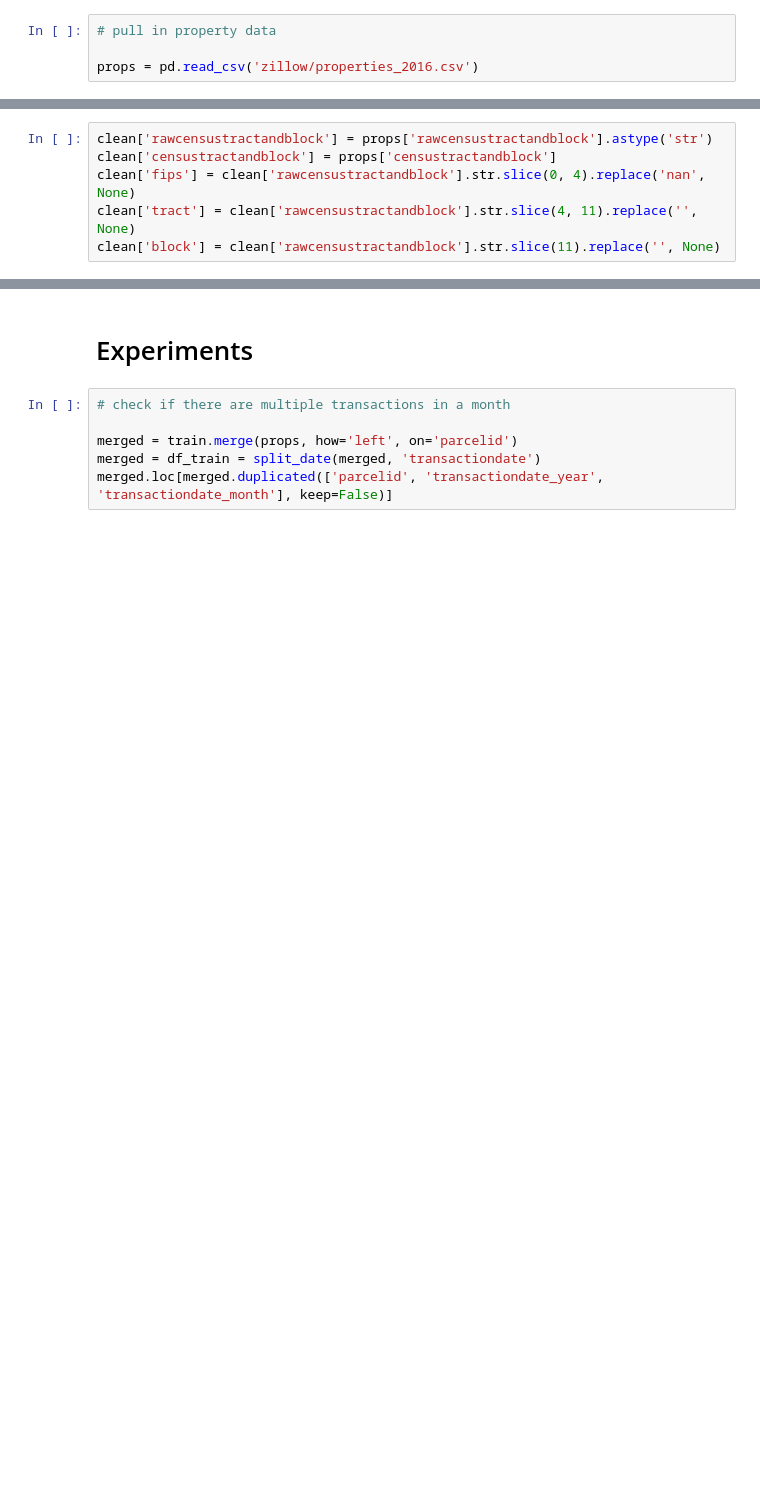
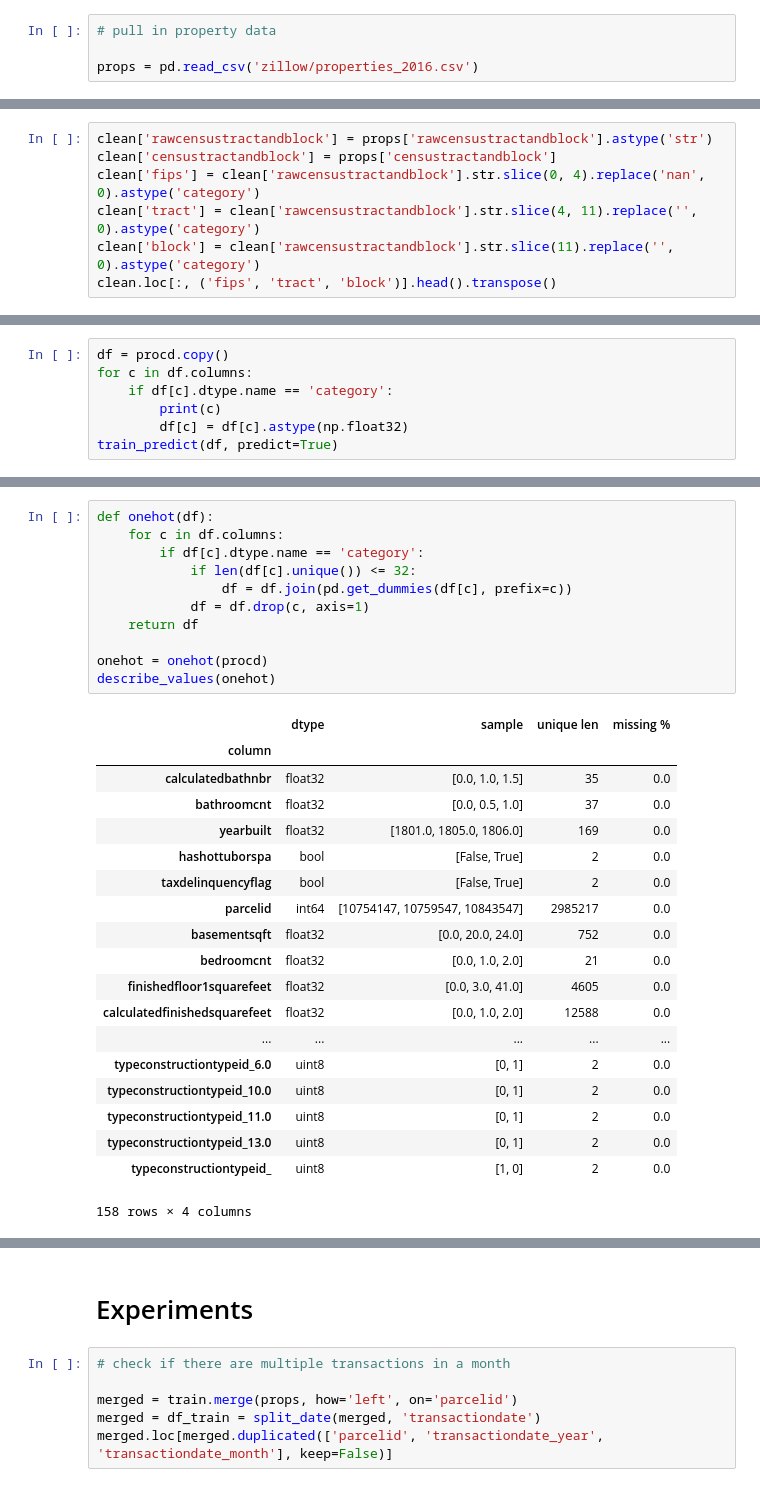
Before and after one commit to ibratface/dl_projects, a Jupyter notebook: zillow.ipynb, the cells around one changed output, grey strips where cells are left out. Drawn from its saved outputs; the diff is of its cells as text; blank space fills up the shorter version.

```diff
--- a/zillow.ipynb
+++ b/zillow.ipynb
@@ -244,6 +299,7 @@ props.loc[props.rawcensustractandblock.isnull() & ~props.censustractandblock.isn
 # %%
 clean['rawcensustractandblock'] = props['rawcensustractandblock'].astype('str')
 clean['censustractandblock'] = props['censustractandblock']
-clean['fips'] = clean['rawcensustractandblock'].str.slice(0, 4).replace('nan', None)
-clean['tract'] = clean['rawcensustractandblock'].str.slice(4, 11).replace('', None)
-clean['block'] = clean['rawcensustractandblock'].str.slice(11).replace('', None)
+clean['fips'] = clean['rawcensustractandblock'].str.slice(0, 4).replace('nan', 0).astype('category')
+clean['tract'] = clean['rawcensustractandblock'].str.slice(4, 11).replace('', 0).astype('category')
+clean['block'] = clean['rawcensustractandblock'].str.slice(11).replace('', 0).astype('category')
+clean.loc[:, ('fips', 'tract', 'block')].head().transpose()
@@ -377,0 +452,7 @@ array([ 2016.,  1948.,  1947.,  1943.,  1946.,  1978.,  1958.,  1949.,
+# %%
+df = procd.copy()
+for c in df.columns:
+    if df[c].dtype.name == 'category':
+        print(c)
+        df[c] = df[c].astype(np.float32)
+train_predict(df, predict=True)
@@ -378,3 +489,34 @@ array([ 2016.,  1948.,  1947.,  1943.,  1946.,  1978.,  1958.,  1949.,
+# %%
+def onehot(df):
+    for c in df.columns:
+        if df[c].dtype.name == 'category':
+            if len(df[c].unique()) <= 32:
+                df = df.join(pd.get_dummies(df[c], prefix=c))
+            df = df.drop(c, axis=1)
+    return df
+
+onehot = onehot(procd)
+describe_values(onehot)
+# %% [output]
+|  | dtype | sample | unique len | missing % |
+| column |  |  |  |  |
+| calculatedbathnbr | float32 | [0.0, 1.0, 1.5] | 35 | 0.0 |
+| bathroomcnt | float32 | [0.0, 0.5, 1.0] | 37 | 0.0 |
+| yearbuilt | float32 | [1801.0, 1805.0, 1806.0] | 169 | 0.0 |
+| hashottuborspa | bool | [False, True] | 2 | 0.0 |
+| taxdelinquencyflag | bool | [False, True] | 2 | 0.0 |
+| parcelid | int64 | [10754147, 10759547, 10843547] | 2985217 | 0.0 |
+| basementsqft | float32 | [0.0, 20.0, 24.0] | 752 | 0.0 |
+| bedroomcnt | float32 | [0.0, 1.0, 2.0] | 21 | 0.0 |
+| finishedfloor1squarefeet | float32 | [0.0, 3.0, 41.0] | 4605 | 0.0 |
+| calculatedfinishedsquarefeet | float32 | [0.0, 1.0, 2.0] | 12588 | 0.0 |
+| ... | ... | ... | ... | ... |
+| typeconstructiontypeid_6.0 | uint8 | [0, 1] | 2 | 0.0 |
+| typeconstructiontypeid_10.0 | uint8 | [0, 1] | 2 | 0.0 |
+| typeconstructiontypeid_11.0 | uint8 | [0, 1] | 2 | 0.0 |
+| typeconstructiontypeid_13.0 | uint8 | [0, 1] | 2 | 0.0 |
+| typeconstructiontypeid_ | uint8 | [1, 0] | 2 | 0.0 |
+158 rows × 4 columns
 # %%
 params = {
     'eta': 0.02,
```
Also changed, not shown: parts of 24 cells of this notebook.
